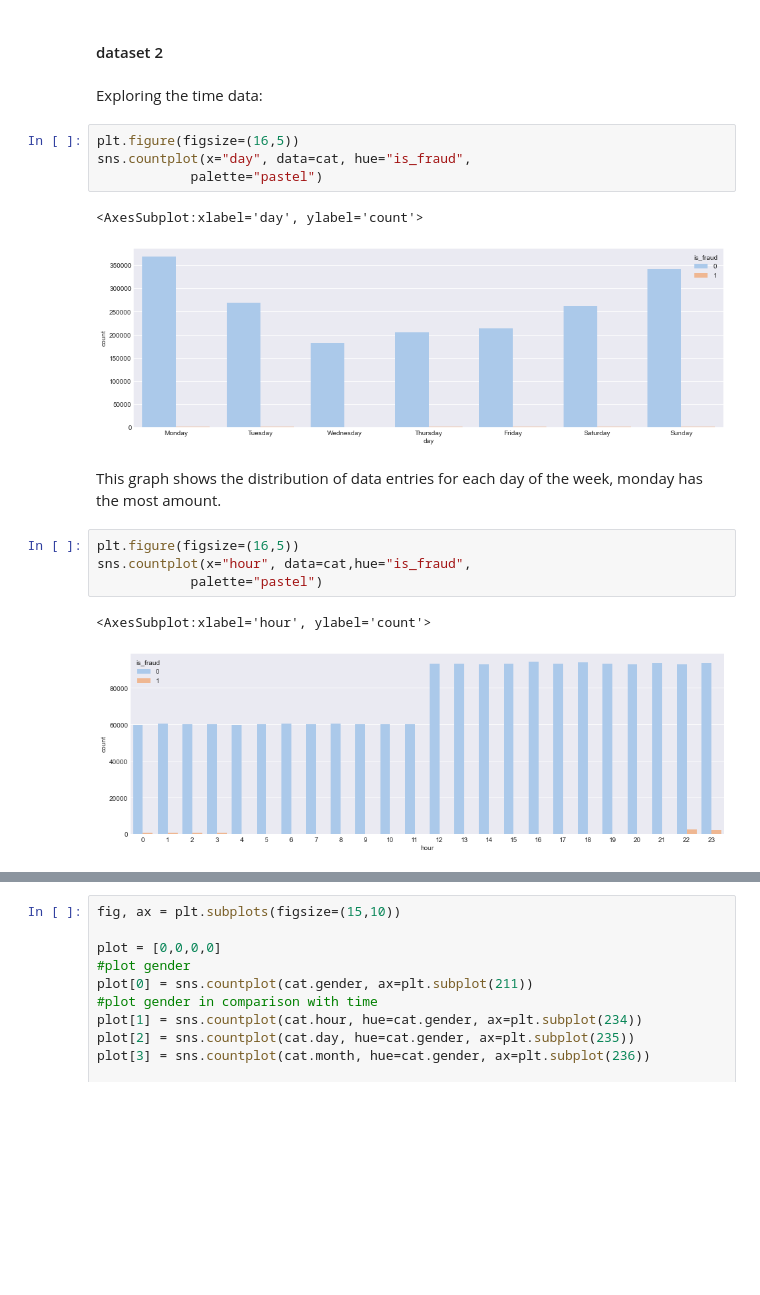
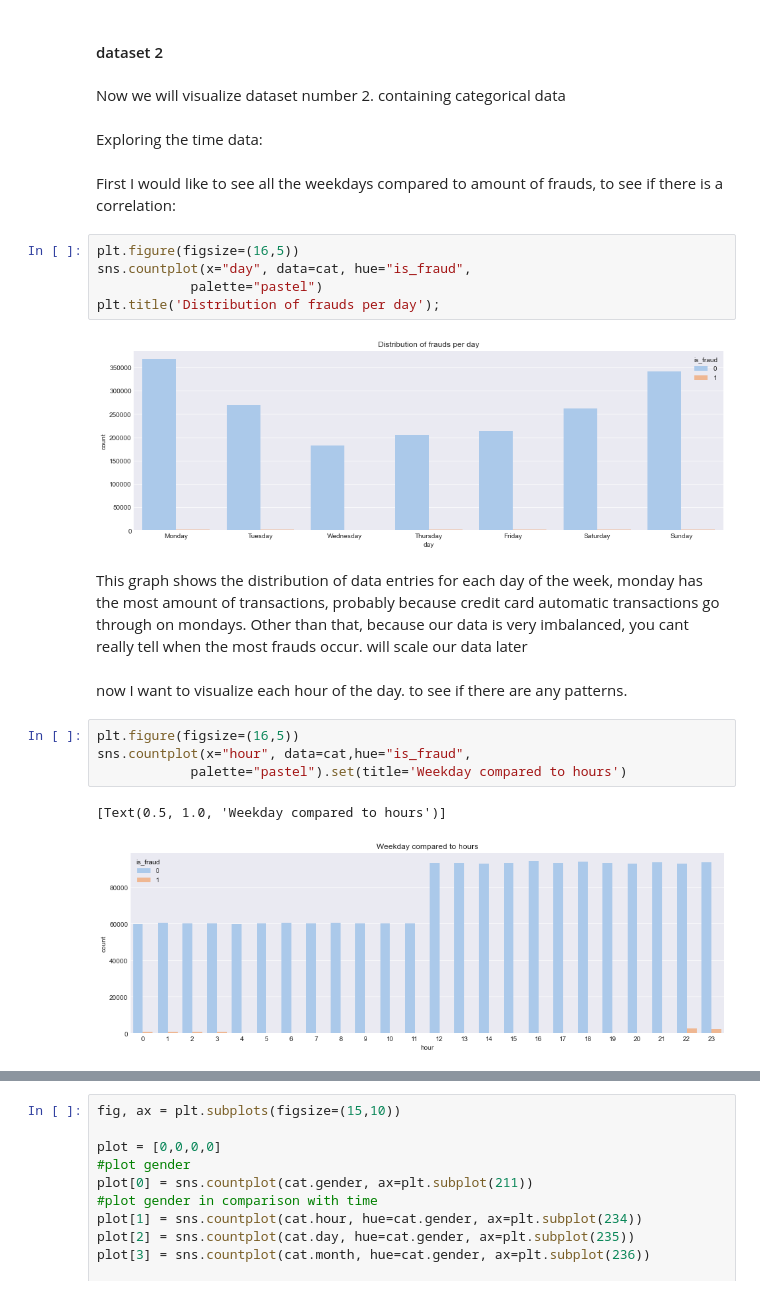
Before and after one commit to AviMegin/AI, a Jupyter notebook: Open program - Credit card fraude - Megin van Herk.ipynb, the cells around one changed output, grey strips where cells are left out. Saved outputs shown, nothing was run; the diff lists cells and outputs as text; blank space fills up the shorter version.

```diff
--- a/Open program - Credit card fraude - Megin van Herk.ipynb
+++ b/Open program - Credit card fraude - Megin van Herk.ipynb
@@ -434,23 +473,29 @@ In this ditribution graph we can see that there are allot of outliers.
 # %% [markdown]
 #### dataset 2
+# %% [markdown]
+Now we will visualize dataset number 2. containing categorical data
 # %% [markdown]
 Exploring the time data:
+# %% [markdown]
+First I would like to see all the weekdays compared to amount of frauds, to see if there is a correlation:
 # %%
 plt.figure(figsize=(16,5))
 sns.countplot(x="day", data=cat, hue="is_fraud",
             palette="pastel")
+plt.title('Distribution of frauds per day');
 # %% [output]
-<AxesSubplot:xlabel='day', ylabel='count'>
-[figure, old version]
+[figure, new version]
 # %% [markdown]
-This graph shows the distribution of data entries for each day of the week, monday has the most amount.
+This graph shows the distribution of data entries for each day of the week, monday has the most amount of transactions, probably because credit card automatic transactions go through on mondays. Other than that, because our data is very imbalanced, you cant really tell when the most frauds occur. will scale our data later
+# %% [markdown]
+now I want to visualize each hour of the day. to see if there are any patterns.
 # %%
 plt.figure(figsize=(16,5))
 sns.countplot(x="hour", data=cat,hue="is_fraud",
-            palette="pastel")
+            palette="pastel").set(title='Weekday compared to hours')
 # %% [output]
-<AxesSubplot:xlabel='hour', ylabel='count'>
+[Text(0.5, 1.0, 'Weekday compared to hours')]
-[figure, old version]
+[figure, new version]
 # %%
 plt.figure(figsize=(16,5))
 sns.countplot(x="month", data=cat,hue="is_fraud",
```
Also changed, not shown: parts of 52 cells of this notebook.
